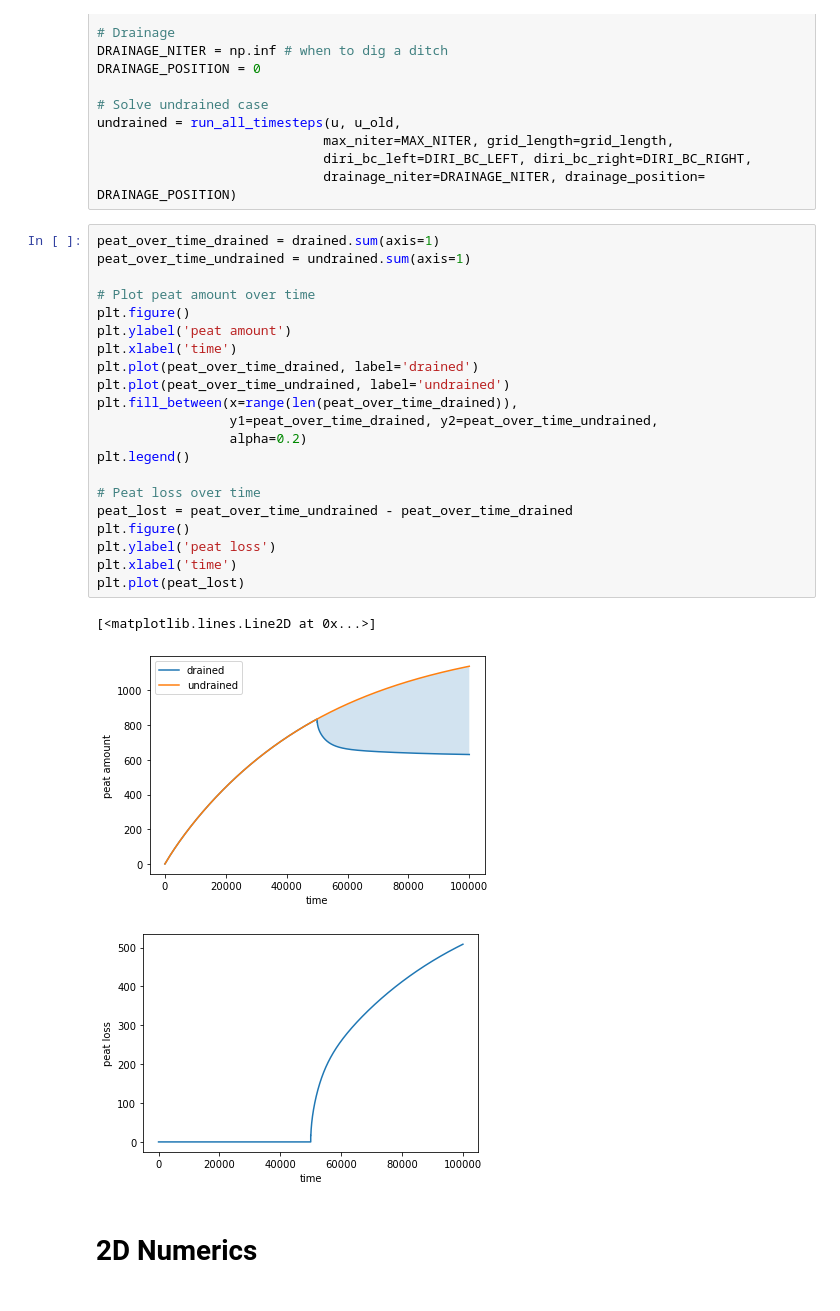
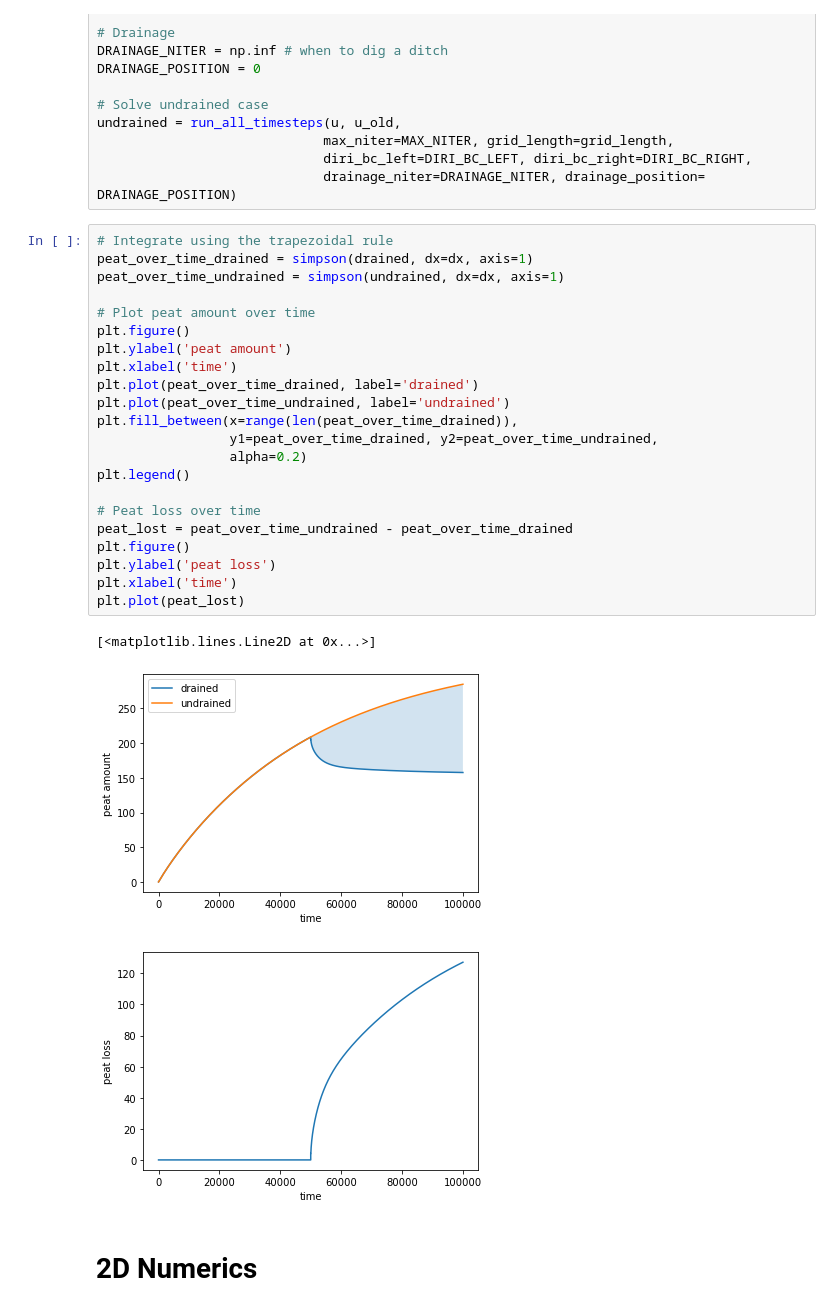
Before and after one commit to Txart/subsi_wave, a Jupyter notebook: subsi_wave.ipynb, the cells around one changed output. Cells and saved outputs as stored; diff of their text form.

Commit message:
compute peat integral

```diff
--- a/subsi_wave.ipynb
+++ b/subsi_wave.ipynb
@@ -236,30 +237,31 @@ undrained = run_all_timesteps(u, u_old,
                              diri_bc_left=DIRI_BC_LEFT, diri_bc_right=DIRI_BC_RIGHT,
                              drainage_niter=DRAINAGE_NITER, drainage_position= DRAINAGE_POSITION)
 # %%
-peat_over_time_drained = drained.sum(axis=1)
-peat_over_time_undrained = undrained.sum(axis=1)
+# Integrate using the trapezoidal rule
+peat_over_time_drained = simpson(drained, dx=dx, axis=1)
+peat_over_time_undrained = simpson(undrained, dx=dx, axis=1)
 
 # Plot peat amount over time
 plt.figure()
 plt.ylabel('peat amount')
 plt.xlabel('time')
 plt.plot(peat_over_time_drained, label='drained')
 plt.plot(peat_over_time_undrained, label='undrained')
 plt.fill_between(x=range(len(peat_over_time_drained)),
                  y1=peat_over_time_drained, y2=peat_over_time_undrained,
                  alpha=0.2)
 plt.legend()
 
 # Peat loss over time
 peat_lost = peat_over_time_undrained - peat_over_time_drained
 plt.figure()
 plt.ylabel('peat loss')
 plt.xlabel('time')
 plt.plot(peat_lost)
 # %% [output]
 [<matplotlib.lines.Line2D at 0x...>]
-[figure, old version]
+[figure, new version]
-[figure, old version]
+[figure, new version]
 # %% [markdown]
 # 2D Numerics
 # %%
```
Also changed, not shown: parts of 9 cells of this notebook.
